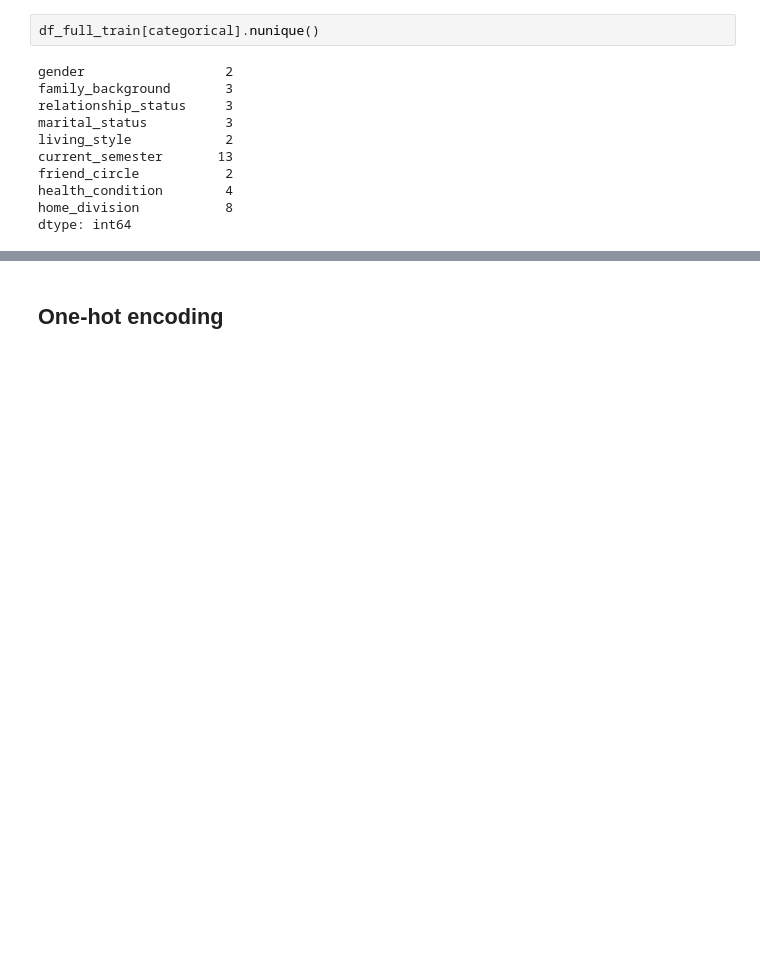
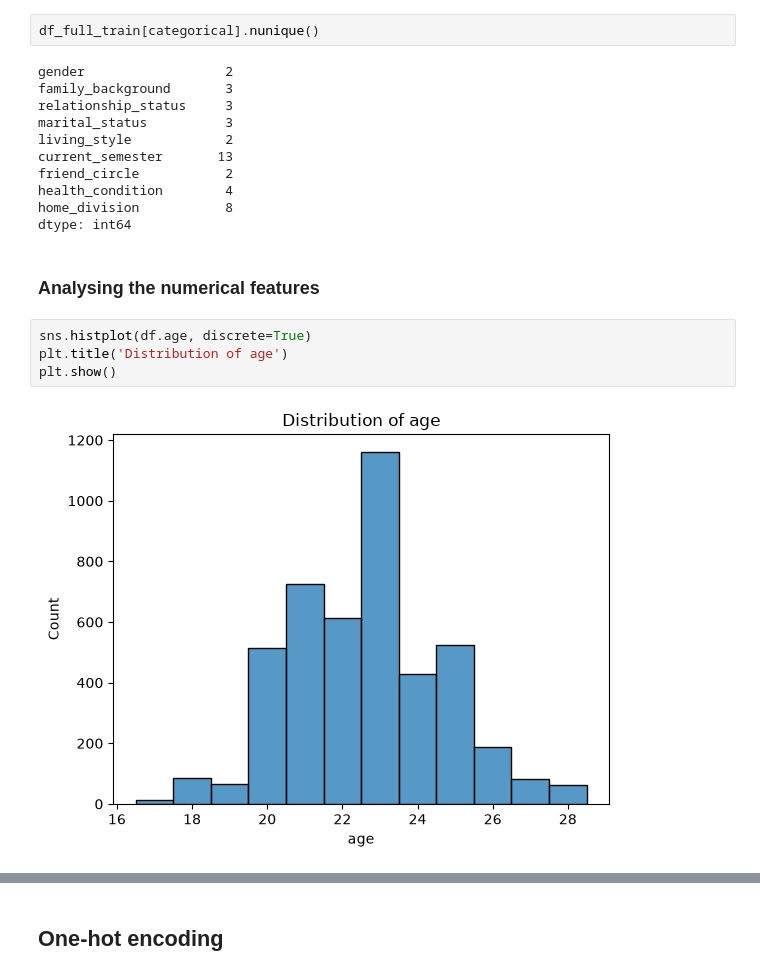
Before and after one commit to emorozo2006/student-depression-detection, a Jupyter notebook: notebook.ipynb, the cells around one changed output, grey strips where cells are left out. Cells and saved outputs as stored; diff of their text form; blank space fills up the shorter version.

```diff
--- a/notebook.ipynb
+++ b/notebook.ipynb
@@ -112,3 +139,11 @@ friend_circle           2
 health_condition        4
 home_division           8
 dtype: int64
+# %% [markdown]
+### Analysing the numerical features
+# %%
+sns.histplot(df.age, discrete=True)
+plt.title('Distribution of age')
+plt.show()
+# %% [output]
+[figure, added]
```
Also changed, not shown: parts of 29 cells of this notebook.
